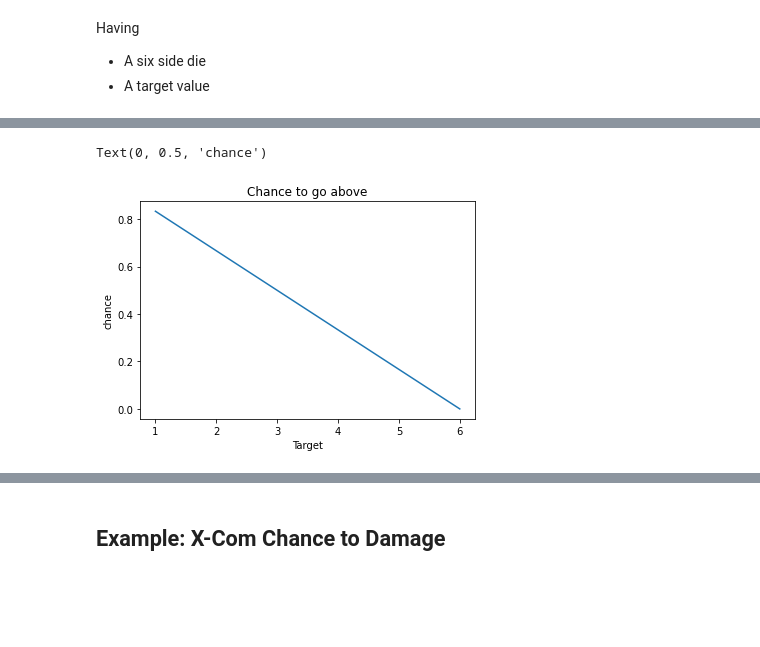
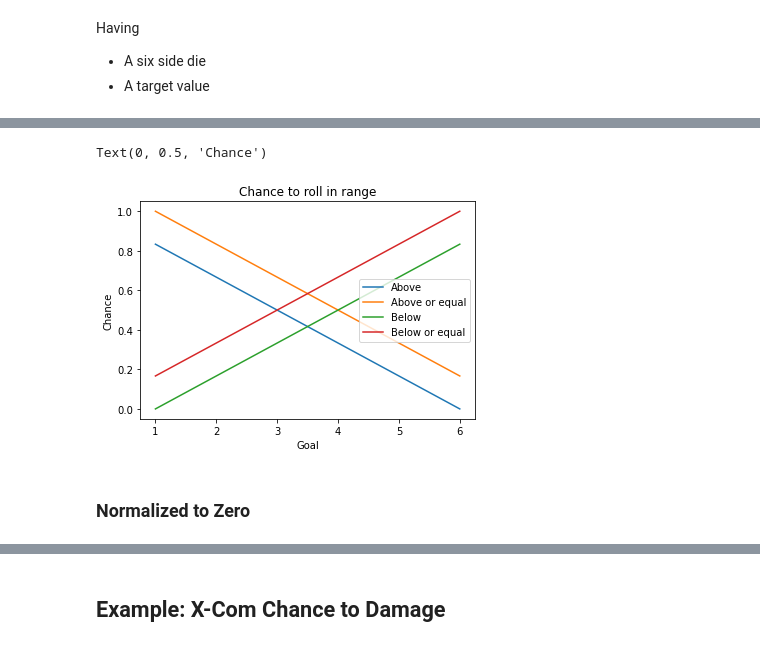
Before and after one commit to Bernardo-MG/wargame_analysis_jupyter_notebook, a Jupyter notebook: above_value_in_range.ipynb, the cells around one changed output, grey strips where cells are left out. Saved outputs shown, nothing was run; the diff lists cells and outputs as text; code cells hidden in the pictures; blank space fills up the shorter version.

```diff
--- a/above_value_in_range.ipynb
+++ b/above_value_in_range.ipynb
@@ -34,7 +32,3 @@ We want to know:
 # %%
 d = {"value": [1, 2, 3, 4, 5, 6]}
 df = pd.DataFrame(data=d)
-# %%
-df["chance"] = df.apply(lambda x: chance_above(1, 6, x["value"]), axis=1)
-df["chance"] = pd.to_numeric(df["chance"])
-df
@@ -48,0 +35,10 @@ df
+# %%
+df["chance_above"] = df.apply(lambda x: roll_chance(1, 6, x["value"], above=True, equal=False), axis=1)
+df["chance_above_equal"] = df.apply(lambda x: roll_chance(1, 6, x["value"], above=True, equal=True), axis=1)
+df["chance_below"] = df.apply(lambda x: roll_chance(1, 6, x["value"], above=False, equal=False), axis=1)
+df["chance_below_equal"] = df.apply(lambda x: roll_chance(1, 6, x["value"], above=False, equal=True), axis=1)
+# %%
+df["chance_above"] = pd.to_numeric(df["chance_above"])
+df["chance_above_equal"] = pd.to_numeric(df["chance_above_equal"])
+df["chance_below"] = pd.to_numeric(df["chance_below"])
+df["chance_below_equal"] = pd.to_numeric(df["chance_below_equal"])
@@ -49,7 +55,10 @@ df
 # %%
-ax = df.plot(title="Chance to go above", x="value", y="chance", legend=False)
-ax.set_xlabel("Target")
-ax.set_ylabel("chance")
+ax = df.plot(title="Chance to roll in range", x="value")
+ax.legend(["Above", "Above or equal", "Below", "Below or equal"])
+ax.set_xlabel("Goal")
+ax.set_ylabel("Chance")
 # %% [output]
-Text(0, 0.5, 'chance')
+Text(0, 0.5, 'Chance')
-[figure, old version]
+[figure, new version]
+# %% [markdown]
+### Normalized to Zero
```
Also changed, not shown: parts of 11 cells of this notebook, 7 other files.
